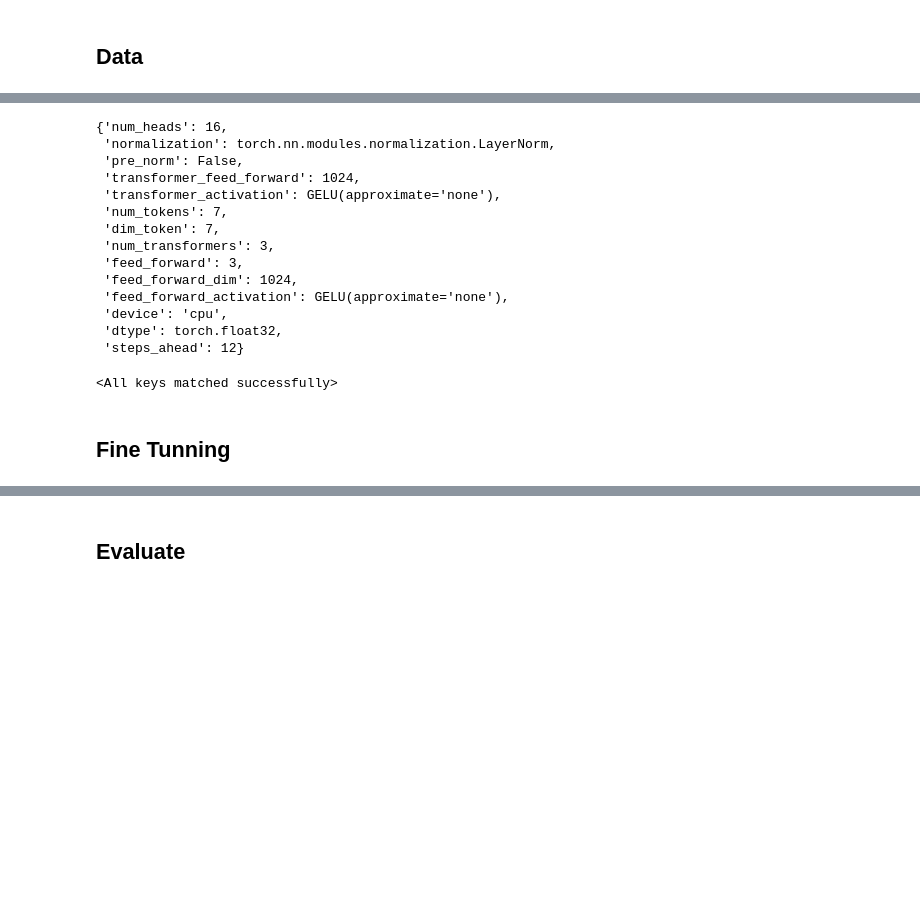
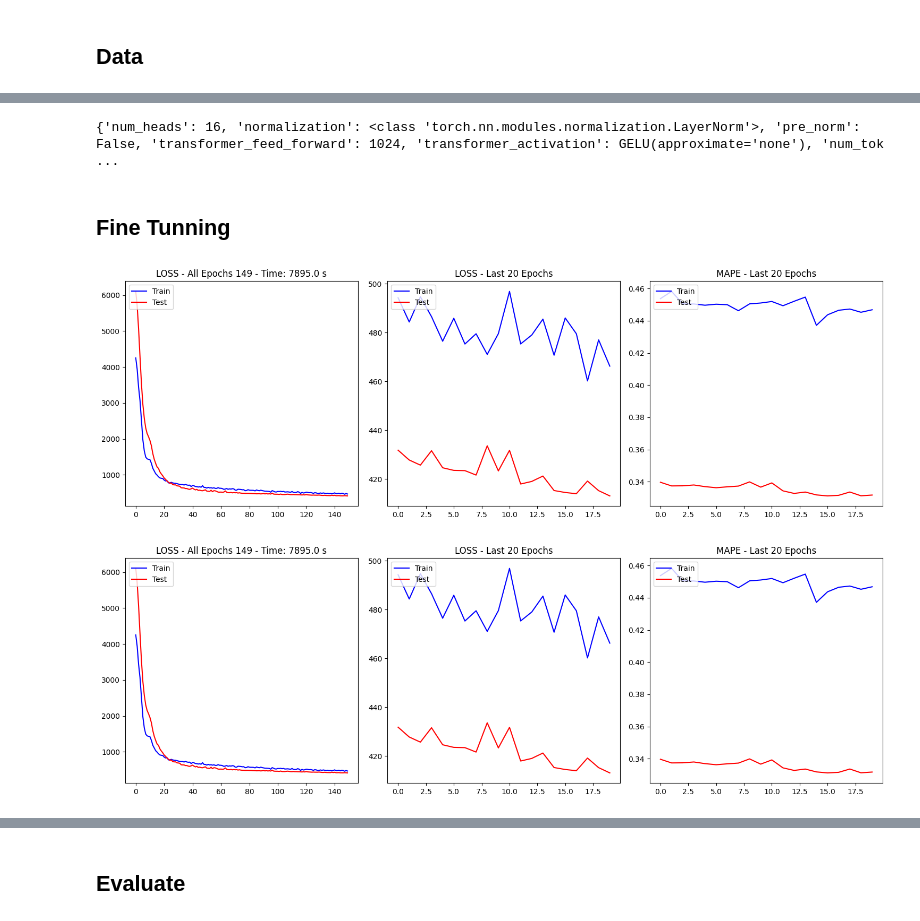
Before and after one commit to petroniocandido/st_nca, a Jupyter notebook: finetunning.ipynb, the cells around one changed output, grey strips where cells are left out. Cells and saved outputs as stored; diff of their text form; code cells hidden in the pictures; blank space fills up the shorter version.

```diff
--- a/finetunning.ipynb
+++ b/finetunning.ipynb
@@ -62,4 +37,5 @@ FileNotFoundError: [Errno 2] No such file or directory: 'D:\\Dropbox\\Projetos\\
 # %%
 save_as(MODELS_PATH + 'cm3x16x1024_smape25.h5', MODELS_PATH + 'cm3x16x1024_smape25.pt', pems, 3, 16, 1024, nn.GELU(), 3, 1024, nn.GELU())
 # %%
-model, pems = setup(MODELS_PATH + 'cm3x16x1024_smape25.pt', pems)
+model, pems = setup(MODELS_PATH + 'cm3x16x1024_h1_smape25.pt', pems, DEVICE)
+model.dtype
@@ -66,33 +44,0 @@ model, pems = setup(MODELS_PATH + 'cm3x16x1024_smape25.pt', pems)
-# %%
-model = CellModel(num_tokens = pems.max_length, dim_token= pems.token_dim,
-               num_transformers = NTRANSF, num_heads = NHEADS, transformer_feed_forward= NTRANSFF,
-               transformer_activation = TRANSFACT,
-               feed_forward = MLP, feed_forward_dim = MLPD, feed_forward_activation = MLPACT,
-               device = DEVICE, dtype = DTYPE)
-
-file = MODELS_PATH + 'h12_cell_model_{}_{}_{}_{}_{}.h5'.format(NTRANSF,NHEADS,NTRANSFF,MLP,MLPD)
-
-#resume(cm, )
-
-#resume(model, MODELS_PATH + 'UlGfLpFGDbWjtwcWVn59C_weights.h5')
-
-model.load_state_dict(torch.load(file,
-                                 weights_only=True,
-                                 map_location=torch.device(get_device())), strict=False)
-
-get_config(model, **pems_get_config(pems))
-# %% [output]
-{'num_heads': 16,
- 'normalization': torch.nn.modules.normalization.LayerNorm,
- 'pre_norm': False,
- 'transformer_feed_forward': 1024,
- 'transformer_activation': GELU(approximate='none'),
- 'num_tokens': 7,
- 'dim_token': 7,
- 'num_transformers': 3,
- 'feed_forward': 3,
- 'feed_forward_dim': 1024,
- 'feed_forward_activation': GELU(approximate='none'),
- 'device': 'cpu',
- 'dtype': torch.float32,
- 'steps_ahead': 12}
@@ -104,38 +45,15 @@ torch.save({
-# %%
-saved_config = torch.load(file + "NEW")
-tmp = load_config(saved_config['config'])
-tmp.load_state_dict(saved_config['weights'], strict=False)
-# %% [output]
-<All keys matched successfully>
 # %%
 from st_nca.finetune import FineTunningDataset, finetune_loop
 
-#ds = pems.get_allsensors_dataset(behavior='deterministic')
+model, pems = setup(MODELS_PATH + 'cm3x16x1024_h1_smape25.pt', pems, DEVICE)
 
-model = CellModel(num_tokens = pems.max_length, dim_token = pems.token_dim,
-               num_transformers = NTRANSF, num_heads = NHEADS, feed_forward = NTRANSFF,
-               transformer_activation = TRANSFACT,
-               mlp = MLP, mlp_dim = MLPD, mlp_activation = MLPACT,
-               device = DEVICE, dtype = DTYPE)
-
-file = MODELS_PATH + 'h12_cell_model_{}_{}_{}_{}_{}.h5'.format(NTRANSF,NHEADS,NTRANSFF,MLP,MLPD)
-
-#resume(cm, )
-
-#resume(model, MODELS_PATH + 'UlGfLpFGDbWjtwcWVn59C_weights.h5')
-
-model.load_state_dict(torch.load(file,
-                                 weights_only=True,
-                                 map_location=torch.device(get_device())), strict=False)
-
-
-gca = GraphCellularAutomata(device=DEVICE, dtype=DTYPE, graph = pems.G,
+gca = GraphCellularAutomata(device=model.device, dtype=model.dtype, graph = pems.G,
                             max_length = pems.max_length, token_size=pems.token_dim,
                             tokenizer=pems.tokenizer, cell_model = model)
 
 #finetune_ds = FineTunningDataset(pems, increment_type='minutes', increment=5,
 finetune_ds = FineTunningDataset(pems, increment_type='minutes', increment=5,
-                                 steps_ahead=12, step=250)
+                                 steps_ahead=1, step=250)
 
 #X,_ = finetune_ds[0]
 #y,_ = finetune_ds[1]
@@ -143,11 +61,18 @@ finetune_ds = FineTunningDataset(pems, increment_type='minutes', increment=5,
 #p = gca.run_dict(X, ITERATIONS,increment_type='minute', increment=5)
 
 #diff_states(y, p[0])
+
+#finetune_ds[0]
+# %% [output]
+{'num_heads': 16, 'normalization': <class 'torch.nn.modules.normalization.LayerNorm'>, 'pre_norm': False, 'transformer_feed_forward': 1024, 'transformer_activation': GELU(approximate='none'), 'num_tok ...
 # %% [markdown]
 ## Fine Tunning
 # %%
 finetune_loop(DEVICE, finetune_ds, gca,
-#              iterations = ITERATIONS, increment_type='minutes', increment=5,
-              iterations = 1, increment_type='hours', increment=1,
+              iterations = 1, increment_type='minutes', increment=5,
+              #iterations = 1, increment_type='hours', increment=1,
               epochs = 150, batch = 1, lr = 0.00001,
-              checkpoint_file =  MODELS_PATH + 'h12_gca_{}_{}_{}_{}_{}.pt'.format(NTRANSF,NHEADS,NTRANSFF,MLP,MLPD))
+              checkpoint_file =  MODELS_PATH + 'gca3x16x1024_h1_smape25.pt')
+# %% [output]
+[figure, added]
+[figure, added]
```
Also changed, not shown: parts of 6 cells of this notebook, 43 other files.
